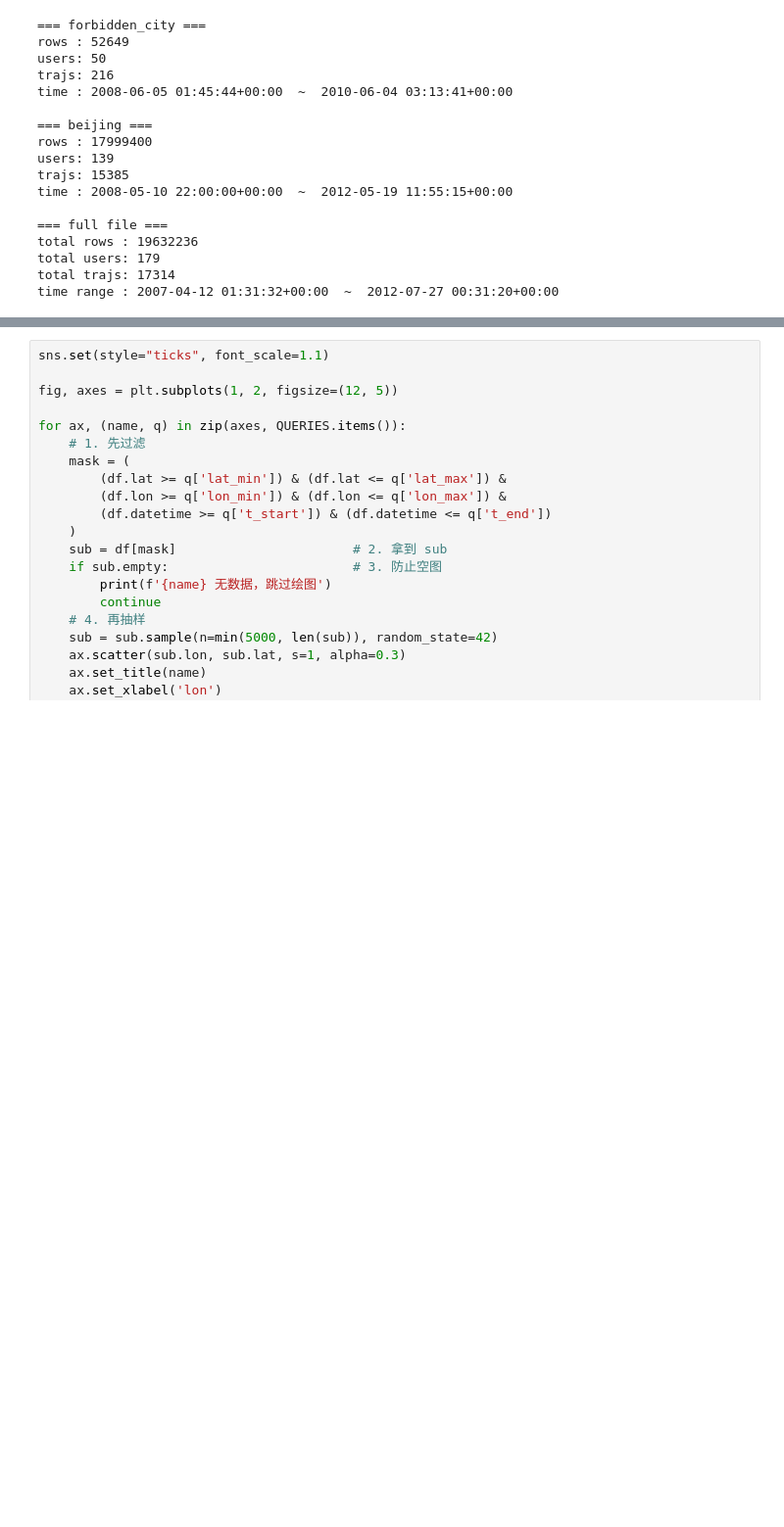
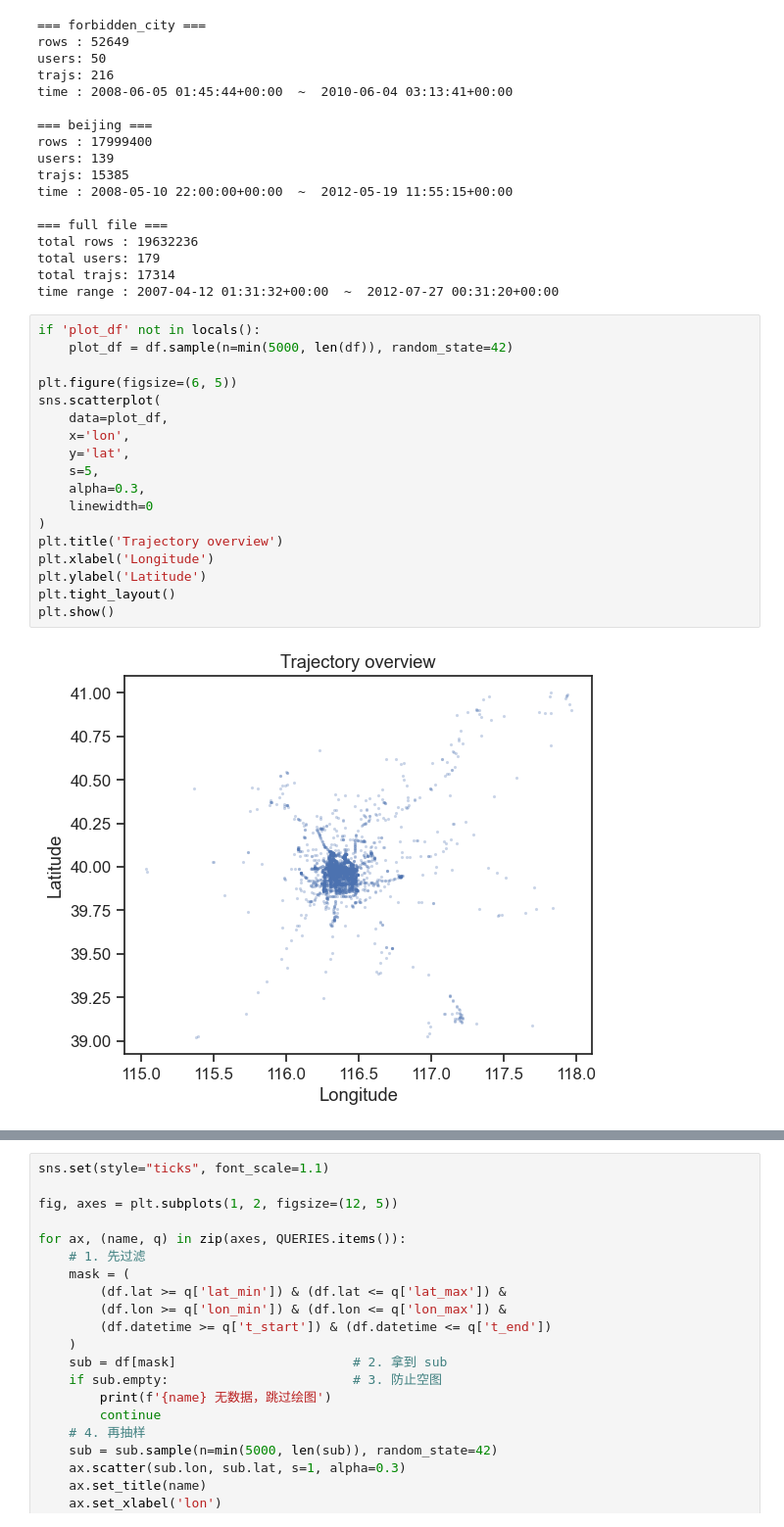
Before and after one commit to yezhan14promax/P2PSTA, a Jupyter notebook: implementation/py/verify_query_intervals.ipynb, the cells around one changed output, grey strips where cells are left out. Shown at 98% size. Drawn from its saved outputs; the diff is of its cells as text; blank space fills up the shorter version.

```diff
--- a/implementation/py/verify_query_intervals.ipynb
+++ b/implementation/py/verify_query_intervals.ipynb
@@ -106,3 +113,23 @@ total rows : 19632236
 total users: 179
 total trajs: 17314
 time range : 2007-04-12 01:31:32+00:00  ~  2012-07-27 00:31:20+00:00
+# %%
+if 'plot_df' not in locals():
+    plot_df = df.sample(n=min(5000, len(df)), random_state=42)
+
+plt.figure(figsize=(6, 5))
+sns.scatterplot(
+    data=plot_df,
+    x='lon',
+    y='lat',
+    s=5,
+    alpha=0.3,
+    linewidth=0
+)
+plt.title('Trajectory overview')
+plt.xlabel('Longitude')
+plt.ylabel('Latitude')
+plt.tight_layout()
+plt.show()
+# %% [output]
+[figure, added]
```
Also changed, not shown: parts of 6 cells of this notebook, 10 other files.
